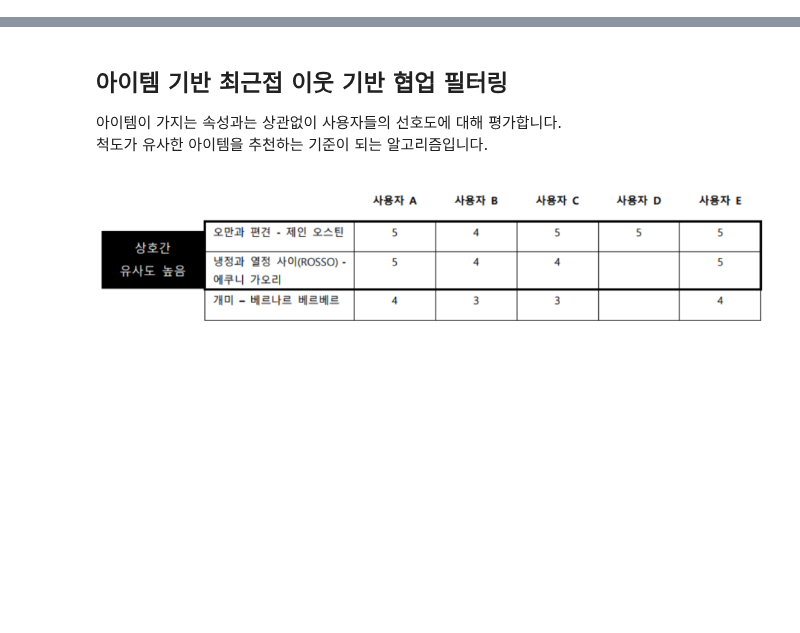
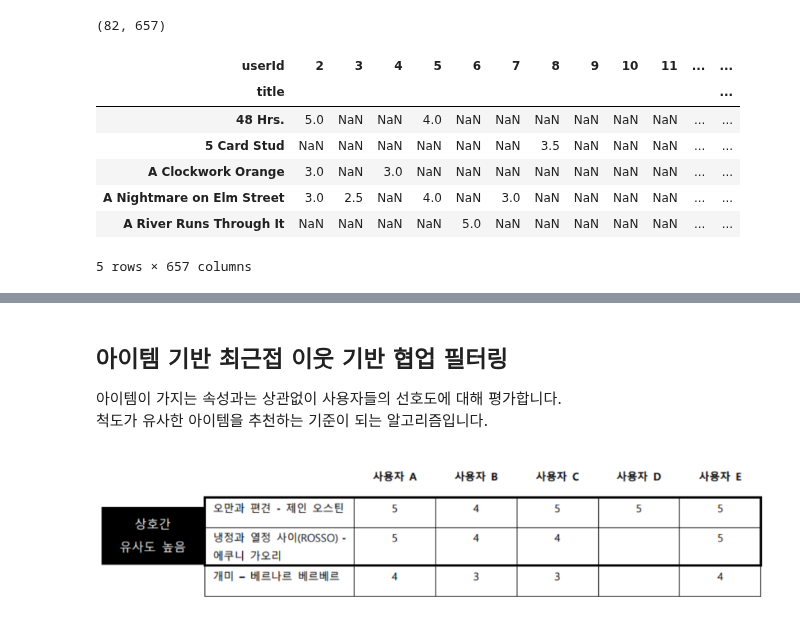
Before and after one commit to parking-place/PlayData_v2, a Jupyter notebook: 06. deep learning/4. RS Pytorch/3. Item-based Collaborative Filtering.ipynb, the cells around one changed output, grey strips where cells are left out. Cells and saved outputs as stored; diff of their text form; code cells hidden in the pictures; blank space fills up the shorter version.

Commit message:
Item based CF 완료

```diff
--- a/06. deep learning/4. RS Pytorch/3. Item-based Collaborative Filtering.ipynb
+++ b/06. deep learning/4. RS Pytorch/3. Item-based Collaborative Filtering.ipynb
@@ -8,0 +156,6 @@
+# %%
+# Merge data
+df_GT100 = pd.merge(df, agg_ratings_GT100[['title']], on='title', how='inner')
+
+print(df_GT100.shape)
+df_GT100.head()
@@ -8,0 +177,16 @@
+# %%
+# Create user-item matrix
+matrix = df_GT100.pivot_table(index='title', columns='userId', values='rating')
+
+print(matrix.shape)
+matrix.head()
+# %% [output]
+(82, 657)
+| userId | 2 | 3 | 4 | 5 | 6 | 7 | 8 | 9 | 10 | 11 | ... | ... |
+| title |  |  |  |  |  |  |  |  |  |  |  | ... |
+| 48 Hrs. | 5.0 | NaN | NaN | 4.0 | NaN | NaN | NaN | NaN | NaN | NaN | ... | ... |
+| 5 Card Stud | NaN | NaN | NaN | NaN | NaN | NaN | 3.5 | NaN | NaN | NaN | ... | ... |
+| A Clockwork Orange | 3.0 | NaN | 3.0 | NaN | NaN | NaN | NaN | NaN | NaN | NaN | ... | ... |
+| A Nightmare on Elm Street | 3.0 | 2.5 | NaN | 4.0 | NaN | 3.0 | NaN | NaN | NaN | NaN | ... | ... |
+| A River Runs Through It | NaN | NaN | NaN | NaN | 5.0 | NaN | NaN | NaN | NaN | NaN | ... | ... |
+5 rows × 657 columns
```
Also changed, not shown: parts of 83 cells of this notebook, 1 other file.
